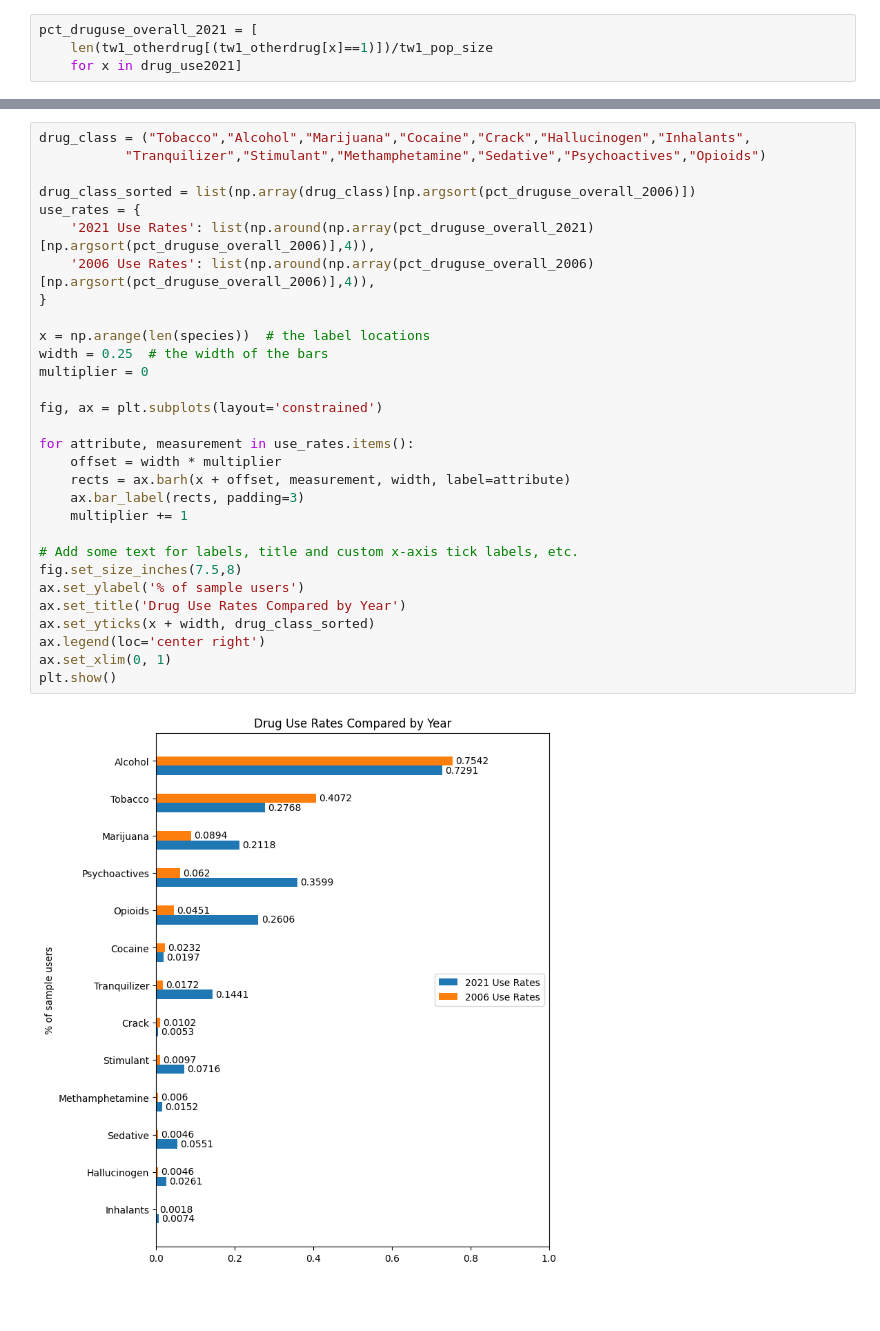
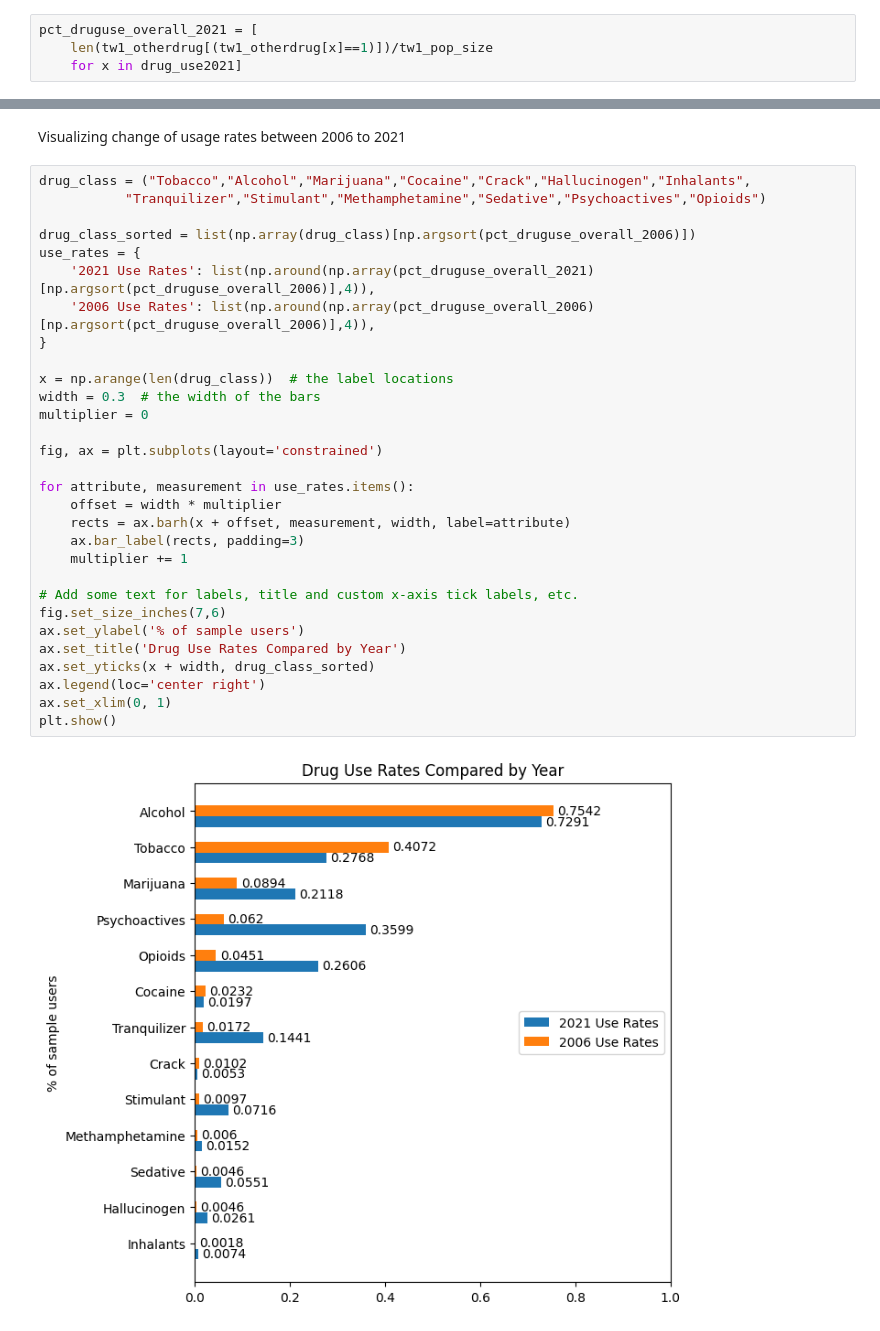
Before and after one commit to HotelTango314/dsa5900, a Jupyter notebook: NSDUH_Explore.ipynb, the cells around one changed output, grey strips where cells are left out. Cells and saved outputs as stored; diff of their text form; blank space fills up the shorter version.

Commit message:
additional visuals

```diff
--- a/NSDUH_Explore.ipynb
+++ b/NSDUH_Explore.ipynb
@@ -131,32 +99,34 @@ plt.show()
+# %% [markdown]
+Visualizing change of usage rates between 2006 to 2021
 # %%
 drug_class = ("Tobacco","Alcohol","Marijuana","Cocaine","Crack","Hallucinogen","Inhalants",
            "Tranquilizer","Stimulant","Methamphetamine","Sedative","Psychoactives","Opioids")
 
 drug_class_sorted = list(np.array(drug_class)[np.argsort(pct_druguse_overall_2006)])
 use_rates = {
     '2021 Use Rates': list(np.around(np.array(pct_druguse_overall_2021)[np.argsort(pct_druguse_overall_2006)],4)),
     '2006 Use Rates': list(np.around(np.array(pct_druguse_overall_2006)[np.argsort(pct_druguse_overall_2006)],4)),
 }
 
-x = np.arange(len(species))  # the label locations
-width = 0.25  # the width of the bars
+x = np.arange(len(drug_class))  # the label locations
+width = 0.3  # the width of the bars
 multiplier = 0
 
 fig, ax = plt.subplots(layout='constrained')
 
 for attribute, measurement in use_rates.items():
     offset = width * multiplier
     rects = ax.barh(x + offset, measurement, width, label=attribute)
     ax.bar_label(rects, padding=3)
     multiplier += 1
 
 # Add some text for labels, title and custom x-axis tick labels, etc.
-fig.set_size_inches(7.5,8)
+fig.set_size_inches(7,6)
 ax.set_ylabel('% of sample users')
 ax.set_title('Drug Use Rates Compared by Year')
 ax.set_yticks(x + width, drug_class_sorted)
 ax.legend(loc='center right')
 ax.set_xlim(0, 1)
 plt.show()
 # %% [output]
-[figure, old version]
+[figure, new version]
```
Also changed, not shown: parts of 5 cells of this notebook.
